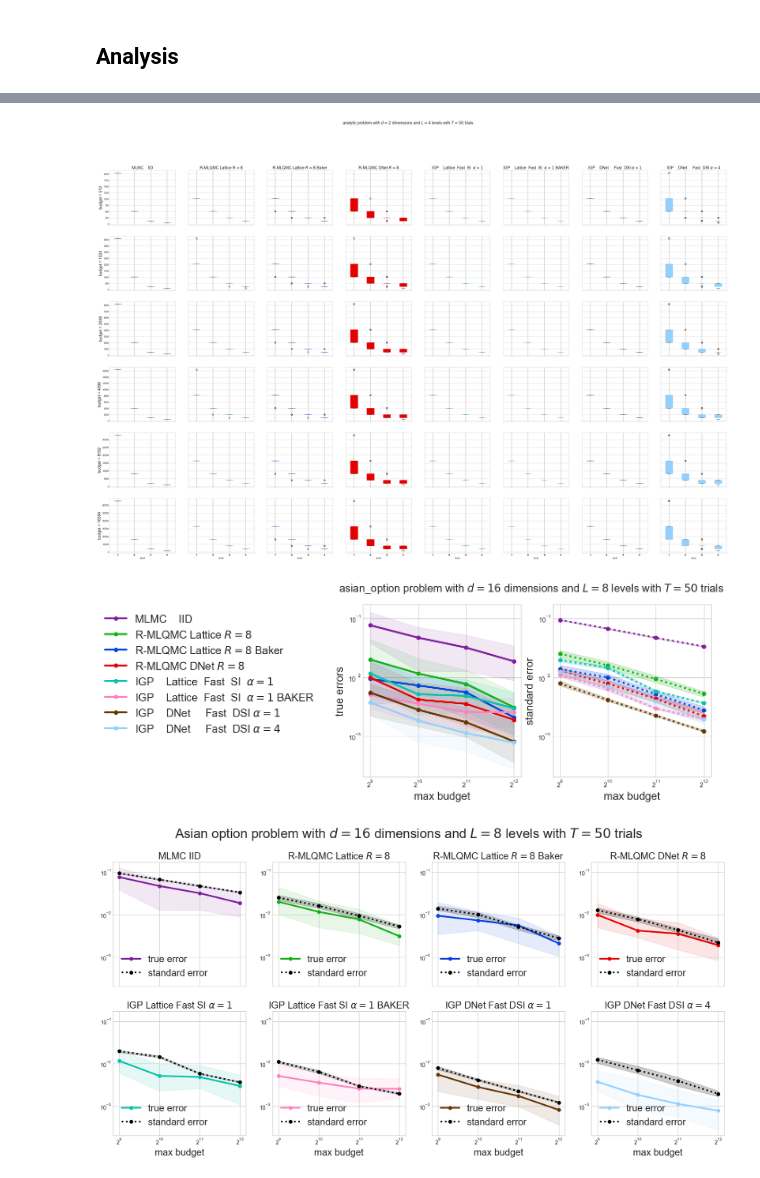
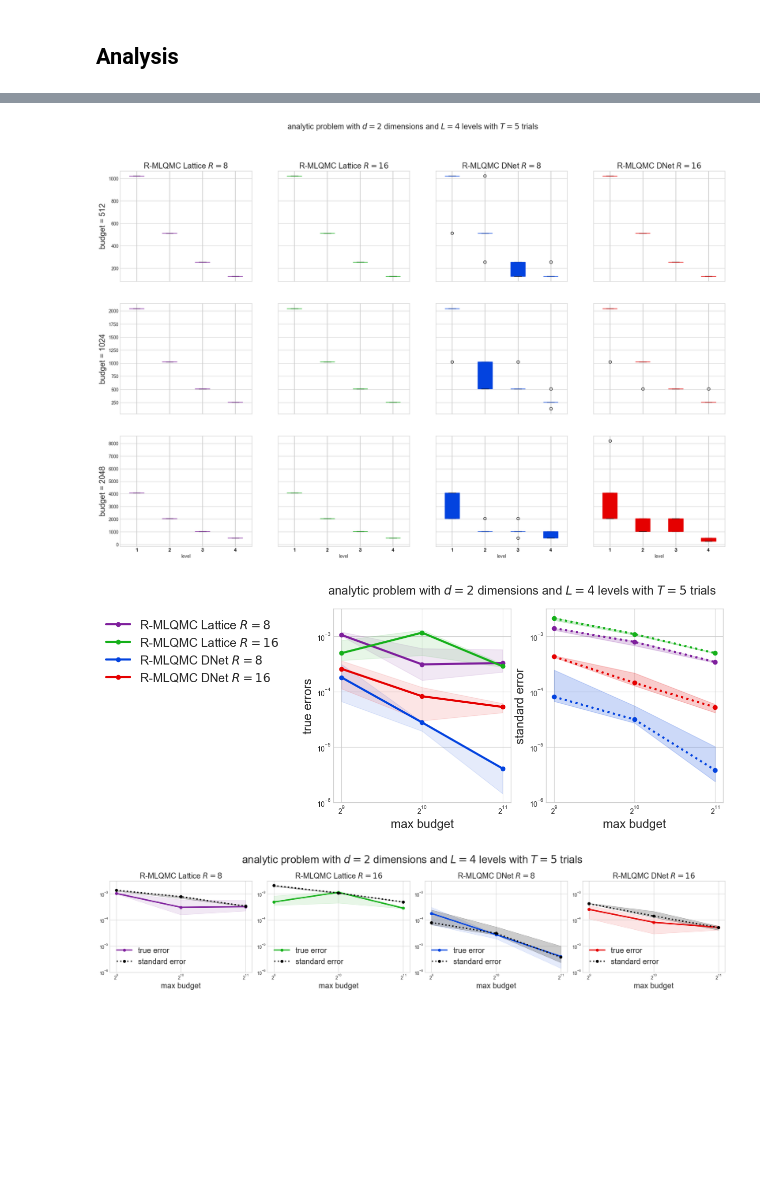
Before and after one commit to sandialabs/mlqmcpy, a Jupyter notebook: examples/budgeted_comparison/budgeted_comparison.ipynb, the cells around one changed output, grey strips where cells are left out. Saved outputs shown, nothing was run; the diff lists cells and outputs as text; code cells hidden in the pictures; blank space fills up the shorter version.

```diff
--- a/examples/budgeted_comparison/budgeted_comparison.ipynb
+++ b/examples/budgeted_comparison/budgeted_comparison.ipynb
@@ -229,3 +22,35 @@ KeyboardInterrupt:
+# %%
+dataroot = "./budgeted_comparison_data/comp.analytic.d2.levels4.TMP/"
+costs = []
+means = []
+std_errors = []
+true_errors = []
+samples_per_level = []
+for file in os.listdir(dataroot):
+    fparts = file.split('.')
+    if fparts[0]!="data" or fparts[-1]!="npy": continue
+    trial_start,trial_end = int(fparts[1]),int(fparts[2])
+    data = np.load(dataroot+"data.%d.%d.npy"%(trial_start,trial_end),allow_pickle=True)[()]
+    problem_name = data["problem_name"]
+    dimension = data["dimension"]
+    num_levels = data["num_levels"]
+    initial_cost_prop_max_budget = data["initial_cost_prop_max_budget"]
+    max_budgets = data["max_budgets"]
+    names = data["names"]
+    costs.append(data["costs"])
+    means.append(data["means"])
+    std_errors.append(data["std_errors"])
+    true_errors.append(data["true_errors"])
+    kwargs_fastgp_fit = data["kwargs_fastgp_fit"]
+    refit_igps = data["refit_gps"]
+    samples_per_level.append(data["samples_per_level"])
+    n_ref = data["n_ref"]
+costs = np.concatenate(costs,-1)
+means = np.concatenate(means,-1)
+std_errors = np.concatenate(std_errors,-1)
+true_errors = np.concatenate(true_errors,-1)
+samples_per_level = np.concatenate(samples_per_level,-2)
+trials = costs.shape[-1]
 # %% [markdown]
 ## Analysis
 # %%
@@ -259,11 +84,11 @@ for i in range(nrows):
 for j in range(ncols):
     ax[0,j].set_title(names[j],fontsize="xx-large")
     ax[-1,j].set_xlabel("level")
-fig.suptitle(r"%s problem with $d = %d$ dimensions and $L = %d$ levels with $T=%d$ trials"%(problem.__name__,dimension,num_levels,trials),fontsize="xx-large")
+fig.suptitle(r"%s problem with $d = %d$ dimensions and $L = %d$ levels with $T=%d$ trials"%(problem_name,dimension,num_levels,trials),fontsize="xx-large")
 #fig.tight_layout()
 fig.savefig(dataroot+"sample_allocation.pdf",transparent=True,bbox_inches="tight")
 # %% [output]
-[figure, old version]
+[figure, new version]
 # %%
 fig,ax = pyplot.subplots(nrows=1,ncols=2,figsize=(5*2,5),sharey=True,sharex=True)
 for i,name in enumerate(names):
@@ -278,37 +103,39 @@ ax[0].legend(frameon=False,fontsize="xx-large",bbox_to_anchor=(-.25,1))
 ax[0].set_yscale("log",base=10)
 ax[0].set_xscale("log",base=2)
 ax[0].set_ylabel("true errors",fontsize="xx-large")
 ax[1].set_ylabel("standard error",fontsize="xx-large")
 for j in range(2):
     ax[j].set_xlabel("max budget",fontsize="xx-large")
     ax[j].tick_params(labelleft=True)
-fig.suptitle(r"%s problem with $d = %d$ dimensions and $L = %d$ levels with $T=%d$ trials"%(problem.__name__,dimension,num_levels,trials),fontsize="xx-large");
+fig.suptitle(r"%s problem with $d = %d$ dimensions and $L = %d$ levels with $T=%d$ trials"%(problem_name,dimension,num_levels,trials),fontsize="xx-large");
 fig.savefig(dataroot+"convergence_by_error.pdf",transparent=True,bbox_inches="tight")
 ncols = 4
 nrows = int(np.ceil(len(names)/ncols))
 fig,ax = pyplot.subplots(nrows=nrows,ncols=ncols,figsize=(5*ncols,4.5*nrows),sharey=True,sharex=True)
+ax = np.atleast_1d(ax).reshape((nrows,ncols))
 for i,name in enumerate(names):
     ii0,ii1 = i//ncols,i%ncols
     for j,(error_metric,vals,linestyle,alpha,color) in enumerate(zip(["true error","standard error"],[true_errors[i],std_errors[i]],[None,'dotted'],[.1,.2],[COLORS[i],'k'])):
         q_low = np.nanquantile(vals,.25,axis=1)
         q_med = np.nanquantile(vals,.5,axis=1)
         q_high = np.nanquantile(vals,.75,axis=1)
         ax[ii0,ii1].plot(max_budgets,q_med,marker='o',linestyle=linestyle,label=error_metric,linewidth=LW,alpha=1,color=color)
         #ax[ii0,ii1].scatter(costs[i],vals,color=COLORS[i])
         ax[ii0,ii1].fill_between(max_budgets,q_low,q_high,alpha=alpha,color=color)
         ax[ii0,ii1].set_title(' '.join(name.split()),fontsize="xx-large")
         ax[ii0,ii1].legend(frameon=False,fontsize="xx-large",loc="lower left")
 ax[0,0].set_yscale("log",base=10)
 ax[0,0].set_xscale("log",base=2)
 for j in range(ncols):
     ax[-1,j].set_xlabel("max budget",fontsize="xx-large")
     for i in range(nrows):
         ax[i,j].tick_params(labelleft=True)
-fig.suptitle(r"%s problem with $d = %d$ dimensions and $L = %d$ levels with $T=%d$ trials"%(problem.__name__.replace('_',' ').replace('asian','Asian'),dimension,num_levels,trials),fontsize=24);
+fig.suptitle(r"%s problem with $d = %d$ dimensions and $L = %d$ levels with $T=%d$ trials"%(problem_name.replace('_',' ').replace('asian','Asian'),dimension,num_levels,trials),fontsize=24);
+fig.tight_layout()
 fig.savefig(dataroot+"convergence_by_method.pdf",transparent=True,bbox_inches="tight")
 # %% [output]
-[figure, old version]
+[figure, new version]
-[figure, old version]
+[figure, new version]
 # %%
 nrows = len(max_budgets)
 ncols = len(names)
```
Also changed, not shown: parts of 8 cells of this notebook, 1 other file.
